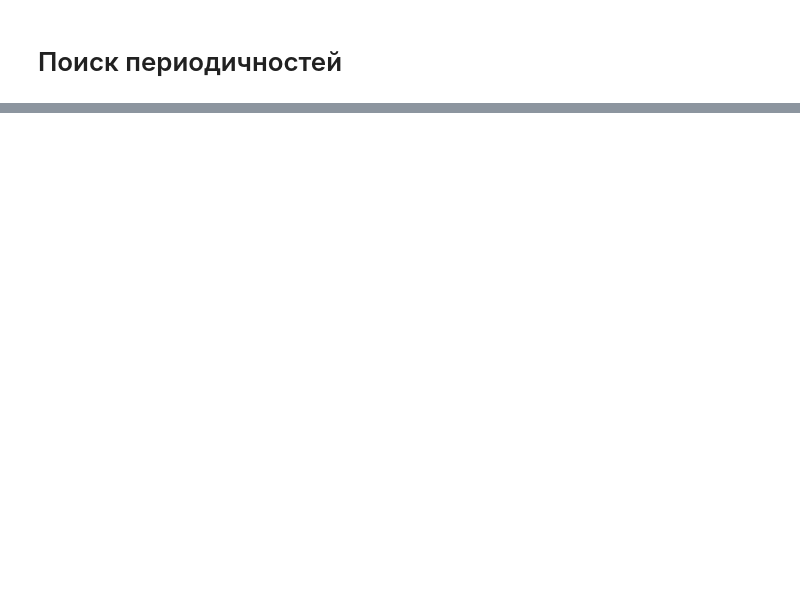
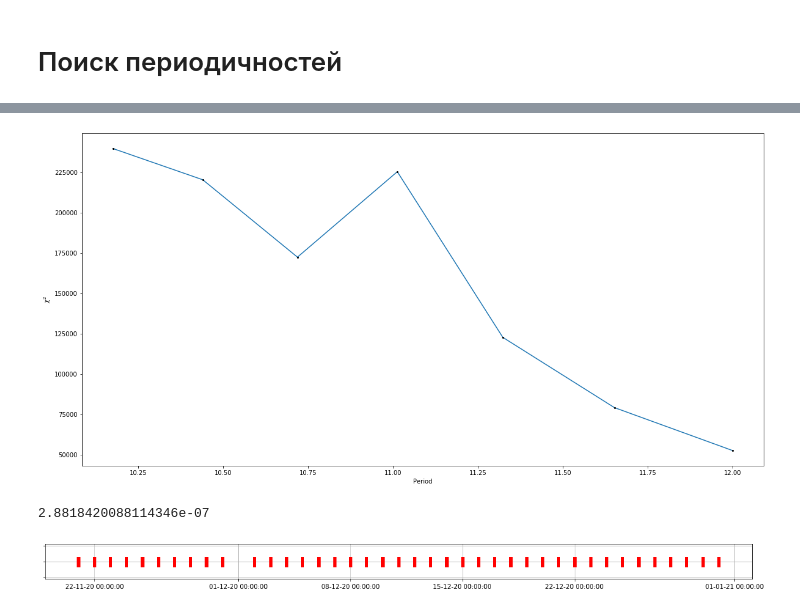
Before and after one commit to maksatsat/xraybursters, a Jupyter notebook: events.ipynb, the cells around one changed output, grey strips where cells are left out. Saved outputs shown, nothing was run; the diff lists cells and outputs as text; code cells hidden in the pictures; blank space fills up the shorter version.

```diff
--- a/events.ipynb
+++ b/events.ipynb
@@ -228,0 +322,14 @@ plt.show()
+# %%
+peri = np.array(per)/(24*3600)
+fig, ax = plt.subplots(figsize=(20,10))
+plt.plot(peri, stat)
+plt.plot(peri, stat, 'ko', markersize=2)
+plt.xlabel('Period')
+plt.ylabel('$\chi^2$')
+plt.show()
+# %% [output]
+[figure, added]
+# %%
+1/(evnts[-1]-evnts[0])
+# %% [output]
+2.8818420088114346e-07
@@ -228,0 +366,6 @@ plt.show()
+# %%
+a = Events(1, time_intervals, sin_signal, 0, 11*24*3600)
+plot(a.events)
+evnts = np.array(a.events_in_seconds)
+# %% [output]
+[figure, added]
```
Also changed, not shown: parts of 27 cells of this notebook.
